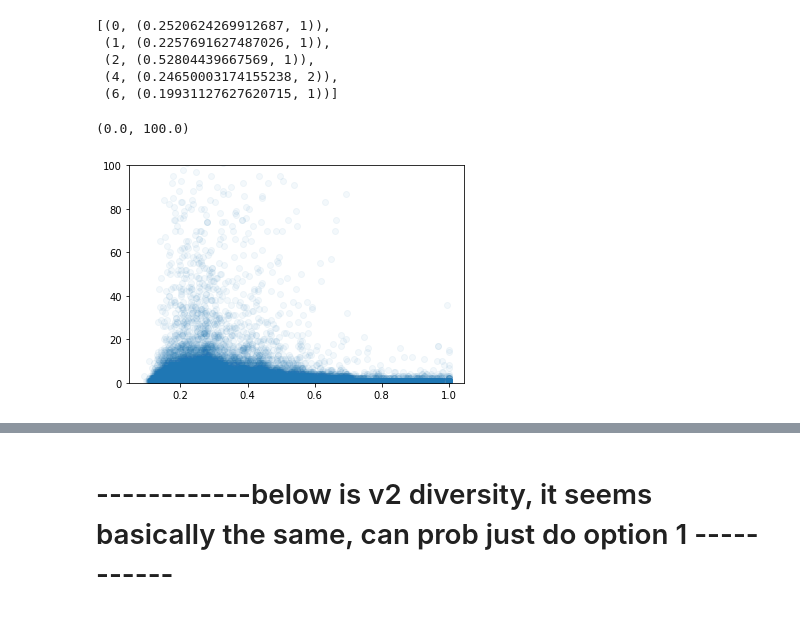
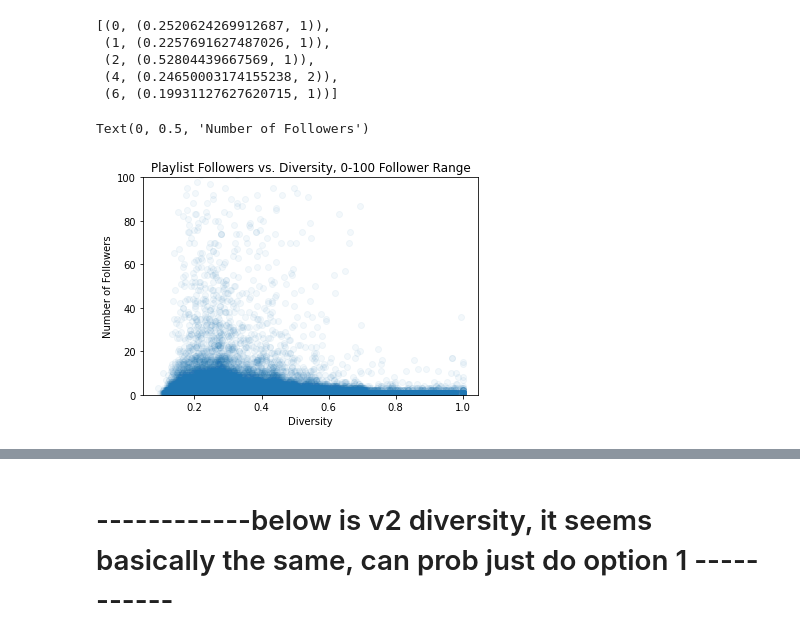
Before and after one commit to Ferev/playlist_popularity, a Jupyter notebook: [Q1] Tagged Playlists.ipynb, the cells around one changed output, grey strips where cells are left out. Saved outputs shown, nothing was run; the diff lists cells and outputs as text; code cells hidden in the pictures.

```diff
--- a/[Q1] Tagged Playlists.ipynb
+++ b/[Q1] Tagged Playlists.ipynb
@@ -120,14 +122,17 @@ list(playlist_data.items())[:5]
 # %%
 type(playlist_data.values())
 # print(playlist_data.values())
 xFollows = []
 yDiversity = []
 for pairs in playlist_data.values():
     xFollows.append(pairs[0])
     yDiversity.append(pairs[1])
 
 matplotlib.pyplot.scatter(xFollows, yDiversity, alpha=.05)
 matplotlib.pyplot.ylim(0, 100)
+matplotlib.pyplot.title("Playlist Followers vs. Diversity, 0-100 Follower Range")
+matplotlib.pyplot.xlabel("Diversity")
+matplotlib.pyplot.ylabel("Number of Followers")
 # %% [output]
-(0.0, 100.0)
+Text(0, 0.5, 'Number of Followers')
-[figure, old version]
+[figure, new version]
```
Also changed, not shown: parts of 6 cells of this notebook.
